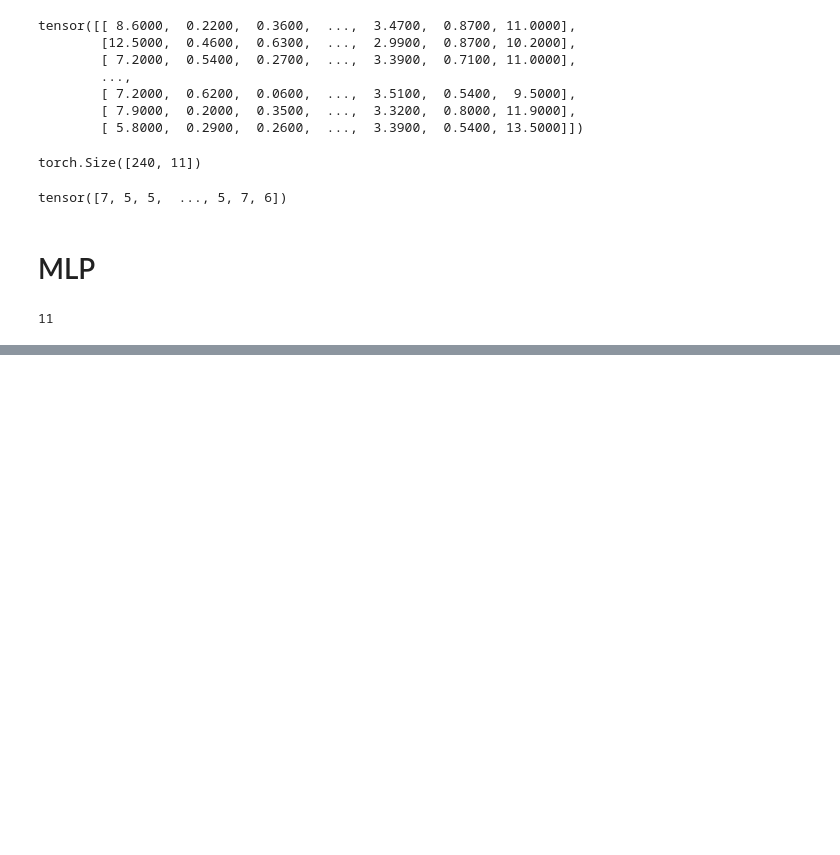
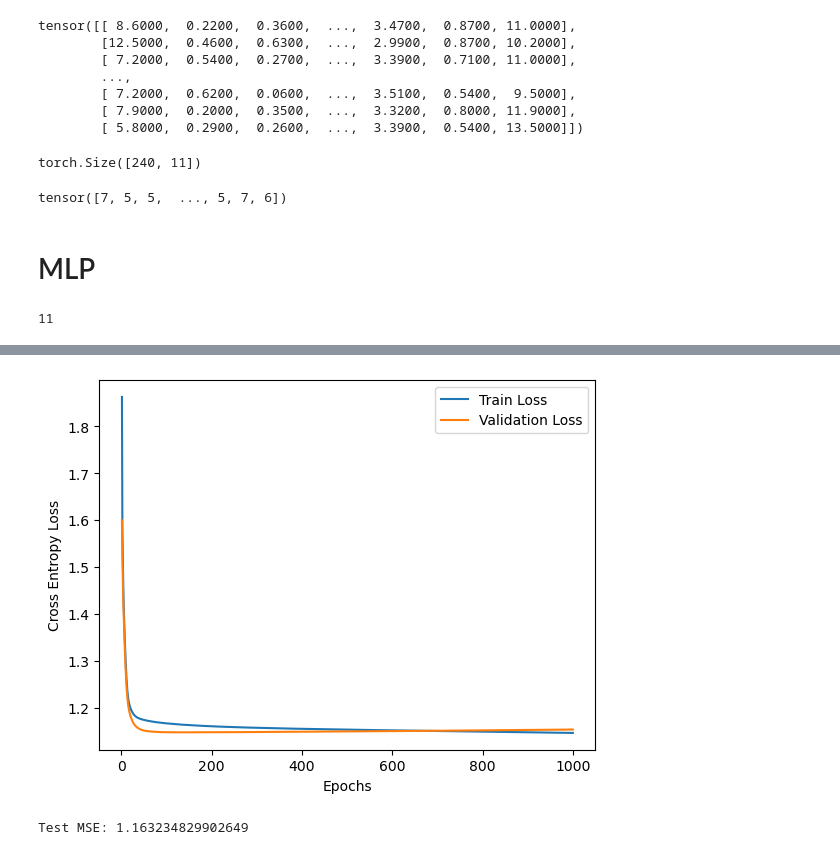
Before and after one commit to USFCA-CS663-Spring2024/mlp-multi-layer-perceptron-delta619, a Jupyter notebook: Assignment 4 - MLP.ipynb, the cells around one changed output, grey strips where cells are left out. Saved outputs shown, nothing was run; the diff lists cells and outputs as text; code cells hidden in the pictures; blank space fills up the shorter version.

```diff
--- a/Assignment 4 - MLP.ipynb
+++ b/Assignment 4 - MLP.ipynb
@@ -297,0 +326,2 @@ Test MSE: 1.153137445449829
+# %%
+model = DiamondsMLPEnhanced(n_inputs=train_x.shape[1], hidden_size=5, n_outputs=10)
@@ -297,0 +340,29 @@ Test MSE: 1.153137445449829
+# %%
+epochs = 1000
+
+loss_valid = []
+loss_train = []
+
+for epoch in range(epochs):
+    model.train()
+    # Batch the data
+    epoch_loss_train = []
+    for features, targets in train_loader:
+        output = model.forward(features) # Get model hypotheses
+        # Calculate a loss
+        loss = criterion(output, targets)
+        epoch_loss_train.append(loss.item())
+        optimiser.zero_grad() # remove any previous losses
+        loss.backward() # Calculate the current losses backward through the MLP
+        optimiser.step() # Apply to the model itself
+    # Calculate the training loss per epoch
+    loss_train.append(sum(epoch_loss_train) / len(epoch_loss_train))
+
+    # Per epoch, get validation performance
+    model.eval() # Puts the model in evaluation mode
+    valid_hyp = model.forward(valid_x)
+    loss_valid.append(criterion(valid_hyp, valid_y).item())
+    c = torch.argmax(valid_hyp.data, dim=1)
+    valid_accuracy = (c == valid_y).sum().item() / valid_x.shape[0]
+    print('Epoch', epoch, 'train_loss', loss_train[-1], 'valid_loss', loss_valid[-1],
+          'validation accuracy:', valid_accuracy)
@@ -297,0 +387,24 @@ Test MSE: 1.153137445449829
+# %%
+import matplotlib.pyplot as plt
+import numpy as np
+
+def plot_loss_curves(epochs, loss_train, loss_valid):
+    plt.plot(epochs, loss_train, label='Train Loss')
+    plt.plot(epochs, loss_valid, label='Validation Loss')
+    plt.xlabel('Epochs')
+    plt.ylabel('Cross Entropy Loss')
+    plt.legend()
+    plt.show()
+
+
+plot_loss_curves(np.linspace(1, epochs, epochs).astype(int), loss_train, loss_valid)
+# %% [output]
+[figure, added]
+# %%
+# Evaluate the model on the test set
+with torch.no_grad():
+    test_outputs = model(test_x)
+    test_loss = criterion(test_outputs.squeeze(), test_y)
+    print(f'Test MSE: {test_loss.item()}')
+# %% [output]
+Test MSE: 1.163234829902649
```
Also changed, not shown: parts of 14 cells of this notebook.
